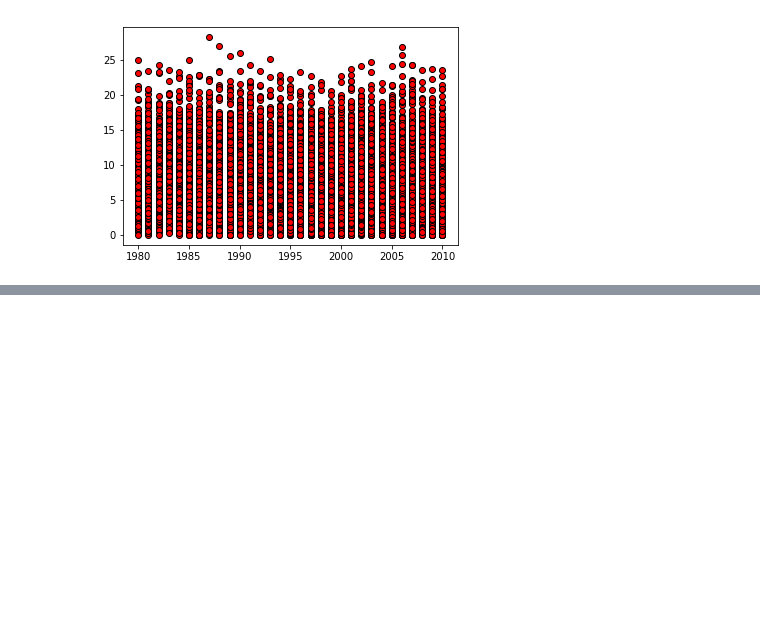
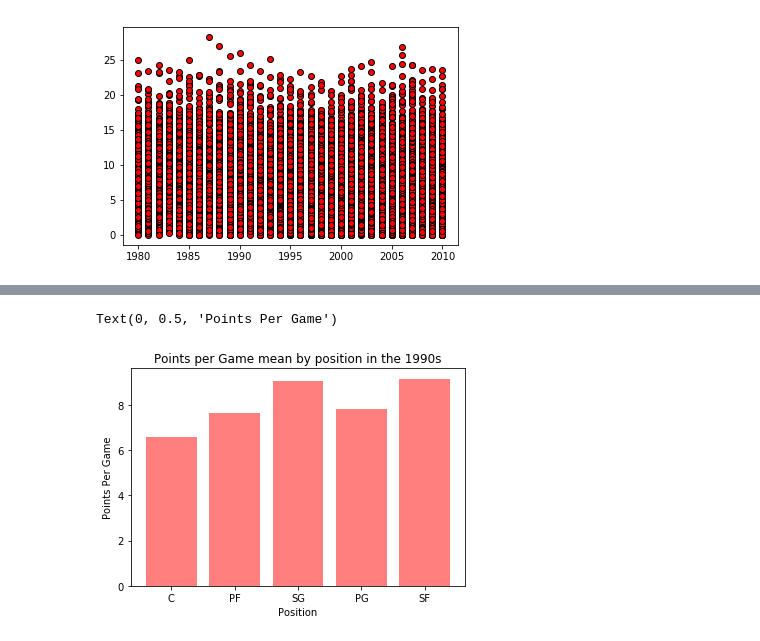
Before and after one commit to puglord88/Purple_Team_Project_1, a Jupyter notebook: NBA DATA CLEAN.ipynb, the cells around one changed output, grey strips where cells are left out. Saved outputs shown, nothing was run; the diff lists cells and outputs as text; code cells hidden in the pictures; blank space fills up the shorter version.

```diff
--- a/NBA DATA CLEAN.ipynb
+++ b/NBA DATA CLEAN.ipynb
@@ -643,6 +660,37 @@ sample2_1908.to_csv('sample2_1980.csv')
 # %%
 #return data for just the 1990s
-df_1990s = df_2010.loc[(df_2010['Year'] >= 1990) & (df_2010['Year'] < 2000)]
+df_1990s = nba_positions_df_clean.loc[(nba_positions_df_clean['Year'] >= 1990) & (nba_positions_df_clean['Year'] < 2000)]
+# %%
+#group by position for the decades and find the mean of the decade population
+mean_1990s =  df_1990s.groupby(['Pos']).mean()
+
+center_1990 = mean_1990s.loc["C", "PPG"]
+#print(center_1980)
+pf_1990 = mean_1990s.loc["PF", "PPG"]
+#print(pf_1980)
+sg_1990 = mean_1990s.loc["SG", "PPG"]
+#print(sg_1980)
+pg_1990 = mean_1990s.loc["PG", "PPG"]
+#print(pg_1980)
+sf_1990 = mean_1990s.loc["SF", "PPG"]
+#print(sf_1990)
+#sf_1980.dtypes
+# %%
+ # Create an array that contains the player data for the 1990s
+users2 = [center_1990, pf_1990, sg_1990, pg_1990, sf_1990]
+x_axis2 = np.arange(len(users))
+
+plt.bar(x_axis2, users2, color='r', alpha=0.5, align="center")
+
+tick_locations = [value for value in x_axis2]
+plt.xticks(tick_locations, ["C", "PF", "SG", "PG", "SF"])
+# Give our chart some labels and a tile
+plt.title("Points per Game mean by position in the 1990s")
+plt.xlabel("Position")
+plt.ylabel("Points Per Game")
+# %% [output]
+Text(0, 0.5, 'Points Per Game')
+[figure, added]
 # %%
 #random sampling from the df_1990s
 #df_1990s['Player'].sample(n=1153, random_state=1)
```
Also changed, not shown: parts of 27 cells of this notebook.
